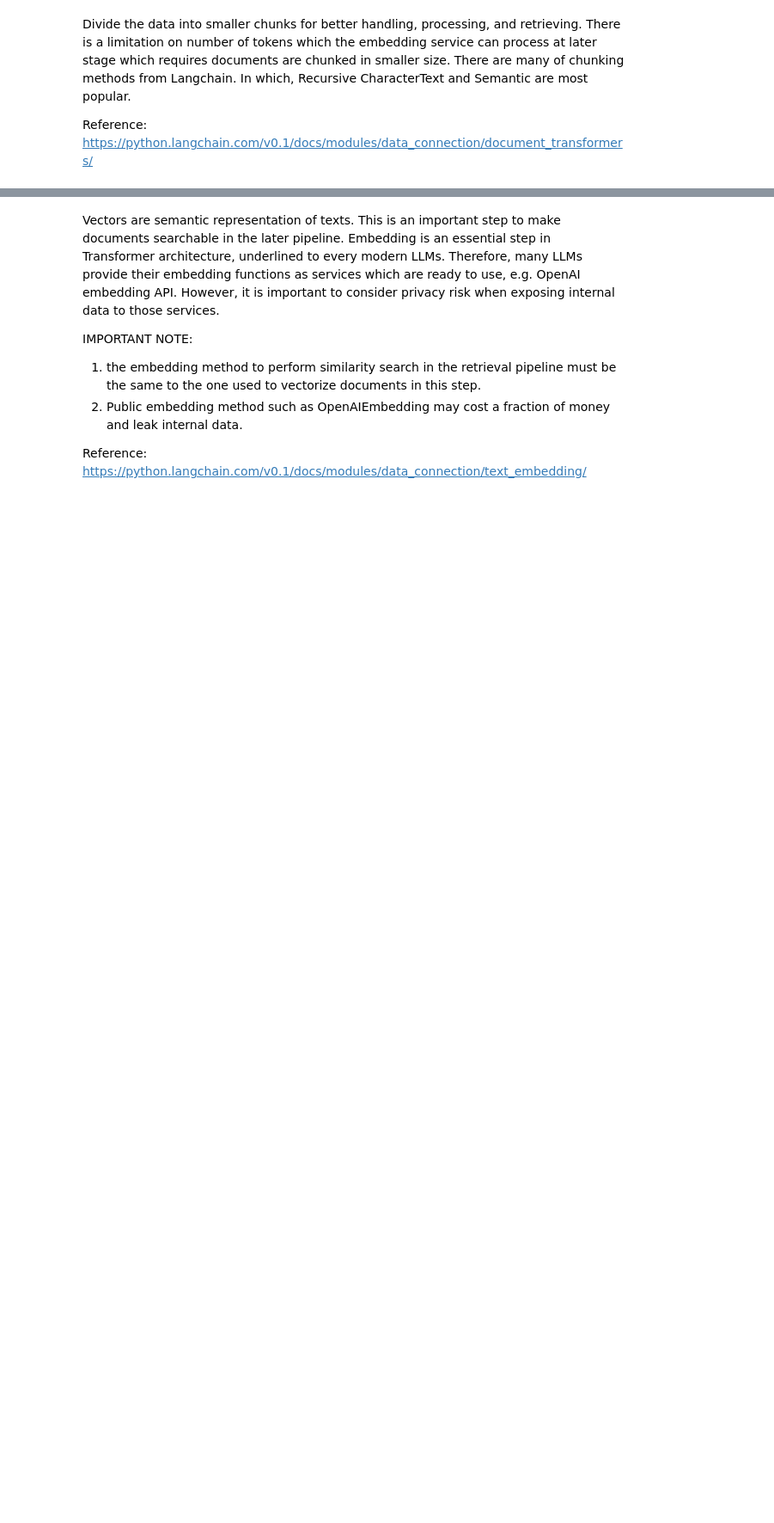
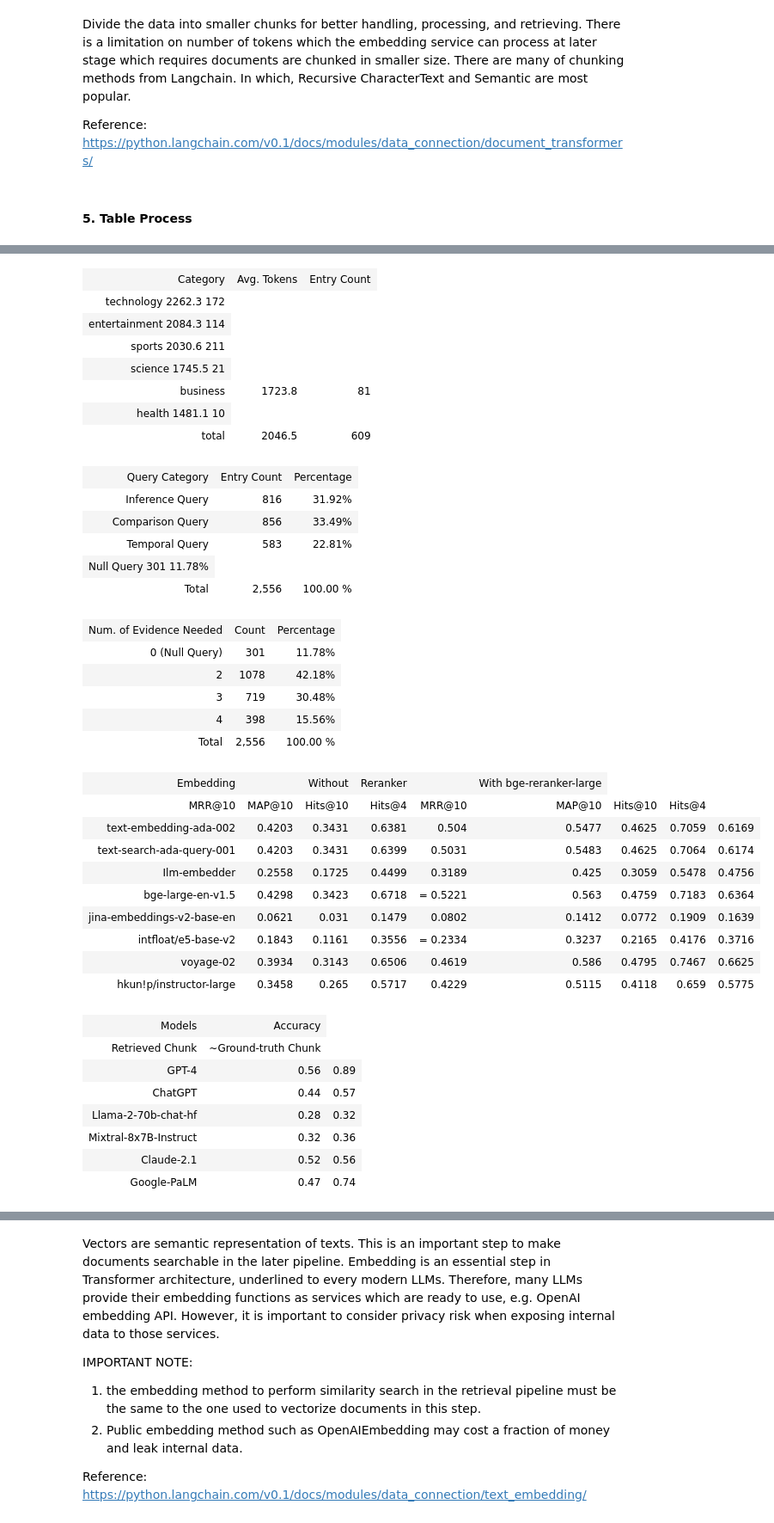
Before and after one commit to derekusf/ISM6564_TextAnalytics_Project, a Jupyter notebook: Multi_Modal_RAGv3.ipynb, the cells around one changed output, grey strips where cells are left out. Shown at 86% size. Saved outputs shown, nothing was run; the diff lists cells and outputs as text; code cells hidden in the pictures; blank space fills up the shorter version.

```diff
--- a/Multi_Modal_RAGv3.ipynb
+++ b/Multi_Modal_RAGv3.ipynb
@@ -212,7 +230,7 @@ def categorize_elements(raw_pdf_elements):
     texts = []
     for element in raw_pdf_elements:
         if "unstructured.documents.elements.Table" in str(type(element)):
-            tables.append(str(element))
+            tables.append(element.to_dict()["metadata"]["text_as_html"])
         elif "unstructured.documents.elements.CompositeElement" in str(type(element)):
             texts.append(str(element))
     return texts, tables
@@ -538 +563,8 @@ df_documents
+# %%
+# This is an example for a subset of dataframe aka the first document / paper
+df_subset = df_documents.loc[0]
+directory_path = os.path.join(os.getenv("DOC_ARVIX"))
+doc_elements = extract_pdf_elements(directory_path,df_subset["filename"],df_subset["img_folder"])
+# %%
+texts, tables = categorize_elements(doc_elements)
 # %% [markdown]
@@ -550,0 +585,9 @@ text_chunks = text_splitter.split_documents(pdf_documents)
+# %% [markdown]
+#### 5. Table Process
+# %%
+from IPython.display import HTML, display
+import html_to_json
+import html
+for element in tables:
+    display(HTML(element))
+# %% [output]
@@ -550,0 +599,38 @@ text_chunks = text_splitter.split_documents(pdf_documents)
+| Category | Avg. Tokens | Entry Count |
+| technology 2262.3 172 |
+| entertainment 2084.3 114 |
+| sports 2030.6 211 |
+| science 1745.5 21 |
+| business | 1723.8 | 81 |
+| health 1481.1 10 |
+| total | 2046.5 | 609 |
+| Query Category | Entry Count | Percentage |
+| Inference Query | 816 | 31.92% |
+| Comparison Query | 856 | 33.49% |
+| Temporal Query | 583 | 22.81% |
+| Null Query 301 11.78% |
+| Total | 2,556 | 100.00 % |
+| Num. of Evidence Needed | Count | Percentage |
+| 0 (Null Query) | 301 | 11.78% |
+| 2 | 1078 | 42.18% |
+| 3 | 719 | 30.48% |
+| 4 | 398 | 15.56% |
+| Total | 2,556 | 100.00 % |
+| Embedding |  | Without | Reranker |  | With bge-reranker-large |
+| MRR@10 | MAP@10 | Hits@10 | Hits@4 | MRR@10 | MAP@10 | Hits@10 | Hits@4 |
+| text-embedding-ada-002 | 0.4203 | 0.3431 | 0.6381 | 0.504 | 0.5477 | 0.4625 | 0.7059 | 0.6169 |
+| text-search-ada-query-001 | 0.4203 | 0.3431 | 0.6399 | 0.5031 | 0.5483 | 0.4625 | 0.7064 | 0.6174 |
+| Ilm-embedder | 0.2558 | 0.1725 | 0.4499 | 0.3189 | 0.425 | 0.3059 | 0.5478 | 0.4756 |
+| bge-large-en-v1.5 | 0.4298 | 0.3423 | 0.6718 | = 0.5221 | 0.563 | 0.4759 | 0.7183 | 0.6364 |
+| jina-embeddings-v2-base-en | 0.0621 | 0.031 | 0.1479 | 0.0802 | 0.1412 | 0.0772 | 0.1909 | 0.1639 |
+| intfloat/e5-base-v2 | 0.1843 | 0.1161 | 0.3556 | = 0.2334 | 0.3237 | 0.2165 | 0.4176 | 0.3716 |
+| voyage-02 | 0.3934 | 0.3143 | 0.6506 | 0.4619 | 0.586 | 0.4795 | 0.7467 | 0.6625 |
+| hkun!p/instructor-large | 0.3458 | 0.265 | 0.5717 | 0.4229 | 0.5115 | 0.4118 | 0.659 | 0.5775 |
+| Models | Accuracy |
+| Retrieved Chunk | ~Ground-truth Chunk |
+| GPT-4 | 0.56 | 0.89 |
+| ChatGPT | 0.44 | 0.57 |
+| Llama-2-70b-chat-hf | 0.28 | 0.32 |
+| Mixtral-8x7B-Instruct | 0.32 | 0.36 |
+| Claude-2.1 | 0.52 | 0.56 |
+| Google-PaLM | 0.47 | 0.74 |
```
Also changed, not shown: parts of 101 cells of this notebook, 6 other files.
